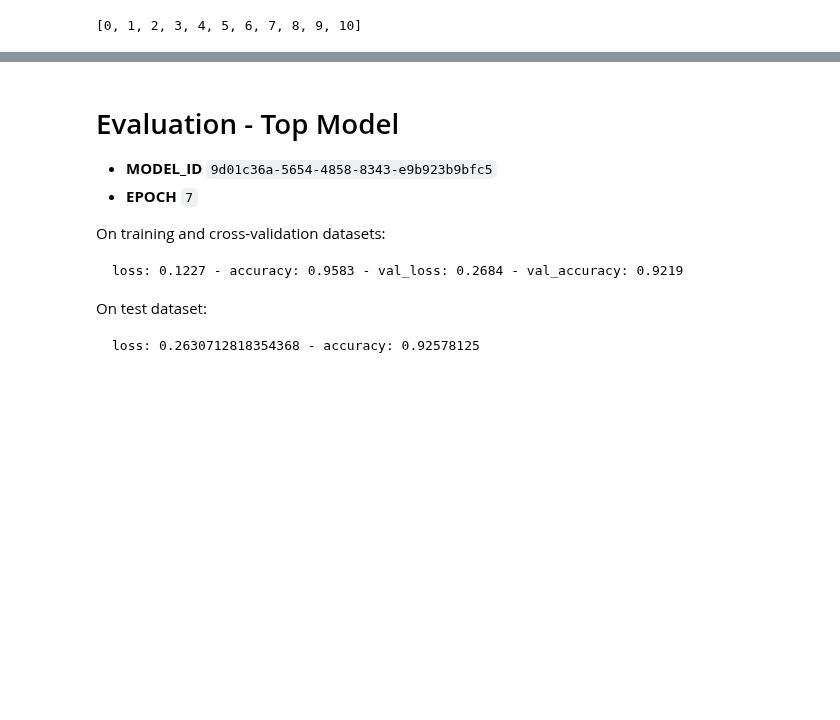
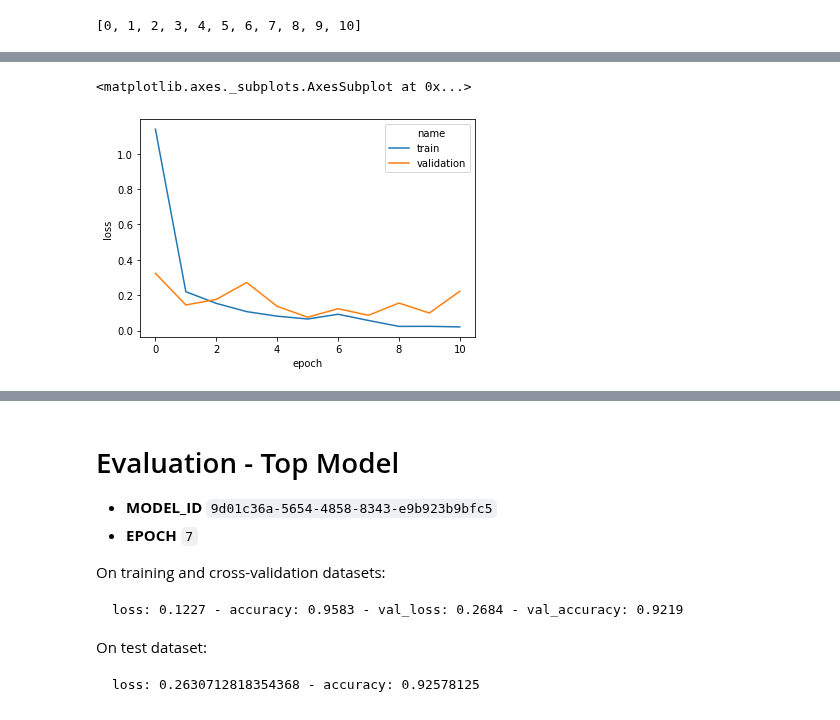
Before and after one commit to bitjockey42/ikapati-research, a Jupyter notebook: notebooks/4.0-agj-evaluation.ipynb, the cells around one changed output, grey strips where cells are left out. Drawn from its saved outputs; the diff is of its cells as text; code cells hidden in the pictures; blank space fills up the shorter version.

```diff
--- a/notebooks/4.0-agj-evaluation.ipynb
+++ b/notebooks/4.0-agj-evaluation.ipynb
@@ -137,0 +199,5 @@ plt.show();
+# %%
+visualize.learning_curves("loss", metrics_df)
+# %% [output]
+<matplotlib.axes._subplots.AxesSubplot at 0x...>
+[figure, added]
```
Also changed, not shown: parts of 23 cells of this notebook, 1 other file.
